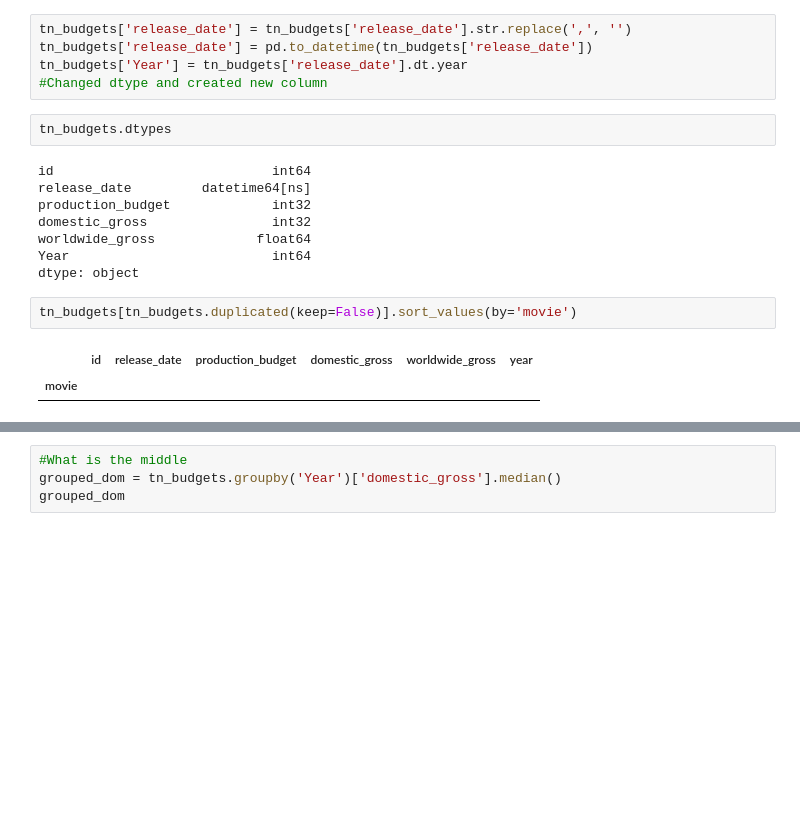
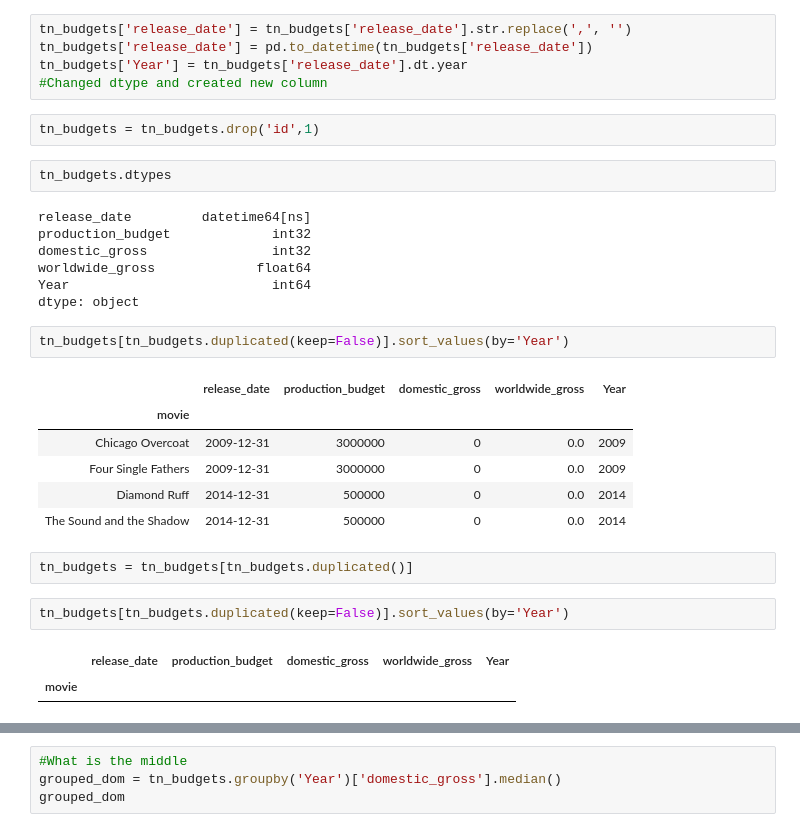
Before and after one commit to Nyla-max/dsc-mod-1-project-v2-1-onl01-dtsc-pt-012120, a Jupyter notebook: student.ipynb, the cells around one changed output, grey strips where cells are left out. Saved outputs shown, nothing was run; the diff lists cells and outputs as text; blank space fills up the shorter version.

```diff
--- a/student.ipynb
+++ b/student.ipynb
@@ -40,10 +40,11 @@ tn_budgets['release_date'] = tn_budgets['release_date'].str.replace(',', '')
 tn_budgets['release_date'] = pd.to_datetime(tn_budgets['release_date'])
 tn_budgets['Year'] = tn_budgets['release_date'].dt.year
 #Changed dtype and created new column
+# %%
+tn_budgets = tn_budgets.drop('id',1)
 # %%
 tn_budgets.dtypes
 # %% [output]
-id                            int64
 release_date         datetime64[ns]
 production_budget             int32
 domestic_gross                int32
@@ -51,7 +52,18 @@ worldwide_gross             float64
 Year                          int64
 dtype: object
 # %%
-tn_budgets[tn_budgets.duplicated(keep=False)].sort_values(by='movie')
+tn_budgets[tn_budgets.duplicated(keep=False)].sort_values(by='Year')
 # %% [output]
-|  | id | release_date | production_budget | domestic_gross | worldwide_gross | year |
-| movie |  |  |  |  |  |  |
+|  | release_date | production_budget | domestic_gross | worldwide_gross | Year |
+| movie |  |  |  |  |  |
+| Chicago Overcoat | 2009-12-31 | 3000000 | 0 | 0.0 | 2009 |
+| Four Single Fathers | 2009-12-31 | 3000000 | 0 | 0.0 | 2009 |
+| Diamond Ruff | 2014-12-31 | 500000 | 0 | 0.0 | 2014 |
+| The Sound and the Shadow | 2014-12-31 | 500000 | 0 | 0.0 | 2014 |
+# %%
+tn_budgets = tn_budgets[tn_budgets.duplicated()]
+# %%
+tn_budgets[tn_budgets.duplicated(keep=False)].sort_values(by='Year')
+# %% [output]
+|  | release_date | production_budget | domestic_gross | worldwide_gross | Year |
+| movie |  |  |  |  |  |
```
Also changed, not shown: parts of 4 cells of this notebook.
